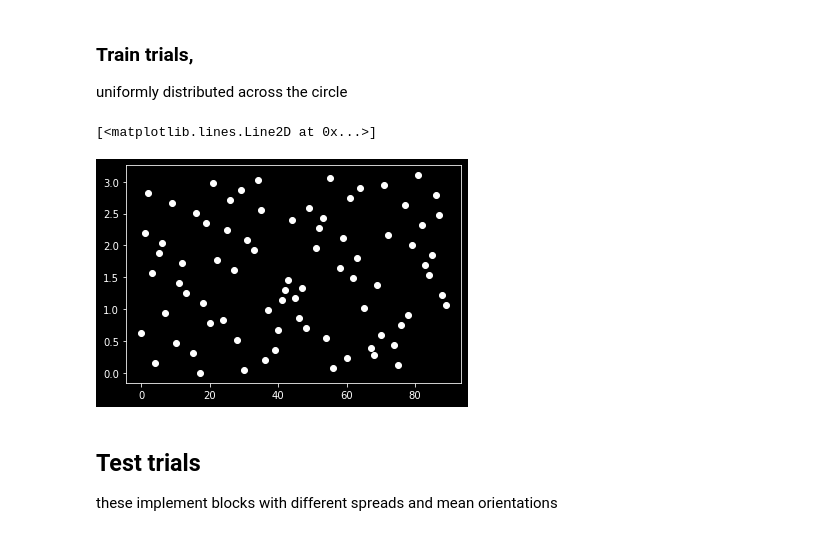
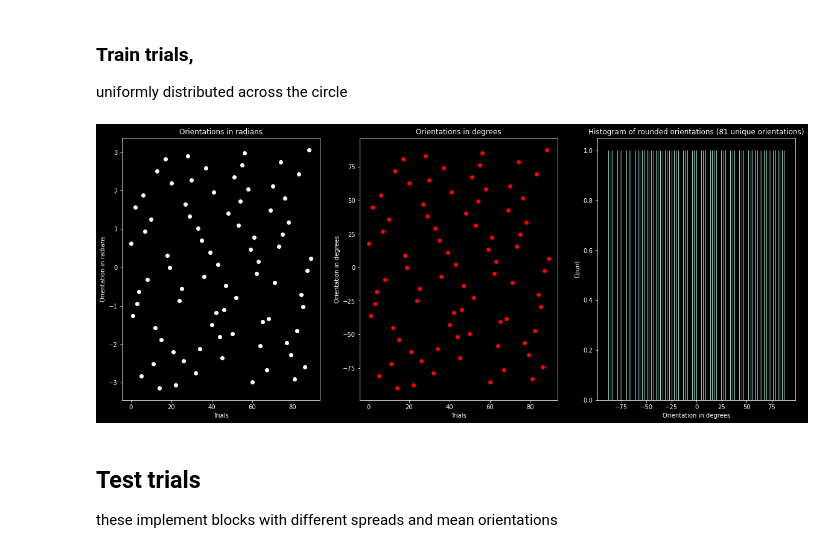
Before and after one commit to spinoza-centre/expectation_orientation, a Jupyter notebook: exp_designs/exp_design.ipynb, the cells around one changed output. Drawn from its saved outputs; the diff is of its cells as text; code cells hidden in the pictures.

```diff
--- a/exp_designs/exp_design.ipynb
+++ b/exp_designs/exp_design.ipynb
@@ -22,7 +22,7 @@ print(total_n_trials)
 ### Train trials,
 uniformly distributed across the circle
 # %%
-def create_train_order(total_n_trials=90,
+def train_run_orientations(total_n_trials=90,
                         n_empty_trials=10,
                         n_ori_distribution_blocks=4,
                         empty_trial_slack=2,
@@ -30,7 +30,7 @@ def create_train_order(total_n_trials=90,
     """
     Returns a list of trial orientations, one for each trial.
     """
-    basic_orientations = np.linspace(0, np.pi, total_n_trials-n_empty_trials, endpoint=False) + orientation_offset
+    basic_orientations = np.linspace(-np.pi, np.pi, total_n_trials-n_empty_trials, endpoint=False) + orientation_offset
 
     empty_stride_f = total_n_trials/(n_empty_trials+1)
     empty_trials = np.cumsum(np.ones(n_empty_trials)*empty_stride_f).astype(int)
@@ -40,21 +40,46 @@ def create_train_order(total_n_trials=90,
                                     for a in [basic_orientations[i::n_ori_distribution_blocks]
                                                         for i in range(n_ori_distribution_blocks)]]).ravel()
 
-    orientations = np.zeros(total_n_trials)
+    radians = np.zeros(total_n_trials)
     skip = 0
     for i in range(total_n_trials):
         if i in empty_trials:
-            orientations[i] = np.nan
+            radians[i] = np.nan
             skip += 1
         else:
-            orientations[i] = random_orientations[i-skip]
+            radians[i] = random_orientations[i-skip]
+    df_data = np.zeros((total_n_trials, 4))
+    df_data[:,[0,1,2]] = [0, np.nan, np.nan]
+    df_data[:,3] = radians
+    data_df = pd.DataFrame(df_data, columns=['block', 'block_mean', 'block_kappa', 'radians'])
+    data_df['color'] = 'black'
+    data_df['rounded_orientations_degrees'] = np.degrees(data_df['radians']/2)
 
-    return orientations
+    return data_df
-# %%
-plt.plot(create_train_order(), 'wo')
-# %% [output]
-[<matplotlib.lines.Line2D at 0x...>]
-[figure, removed]
+# %%
+train_df = train_run_orientations()
+
+def plot_train_run_orientations(train_df, fn='run_designs/train_orientations.pdf'):
+    f, axs = plt.subplots(1,3,figsize=(20,8))
+
+    axs[0].plot(train_df['radians'], 'wo')
+    axs[0].set_title('Orientations in radians')
+    axs[0].set_xlabel('Trials')
+    axs[0].set_ylabel('Orientation in radians')
+    axs[1].plot(train_df['rounded_orientations_degrees'], 'ro')
+    axs[1].set_title('Orientations in degrees')
+    axs[1].set_xlabel('Trials')
+    axs[1].set_ylabel('Orientation in degrees')
+    axs[2].hist(train_df['rounded_orientations_degrees'], bins=np.arange(-90,90,0.5))
+    axs[2].set_title(f'Histogram of rounded orientations ({len(np.unique(train_df["rounded_orientations_degrees"]))} unique orientations)')
+    axs[2].set_xlabel('Orientation in degrees')
+    axs[2].set_ylabel('Count')
+
+    plt.savefig(fn)
+
+plot_train_run_orientations(train_df)
+# %% [output]
+[figure, added]
 # %% [markdown]
 ## Test trials
 
```
Also changed, not shown: parts of 6 cells of this notebook, 39 other files.
